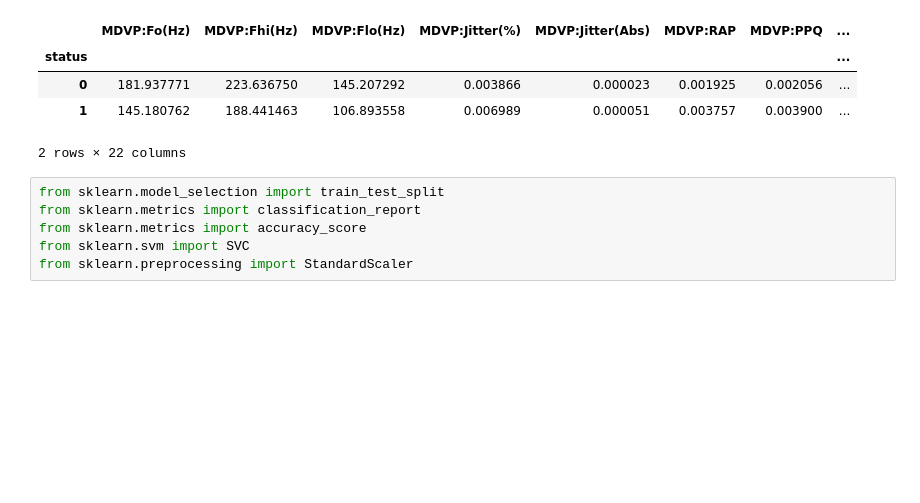
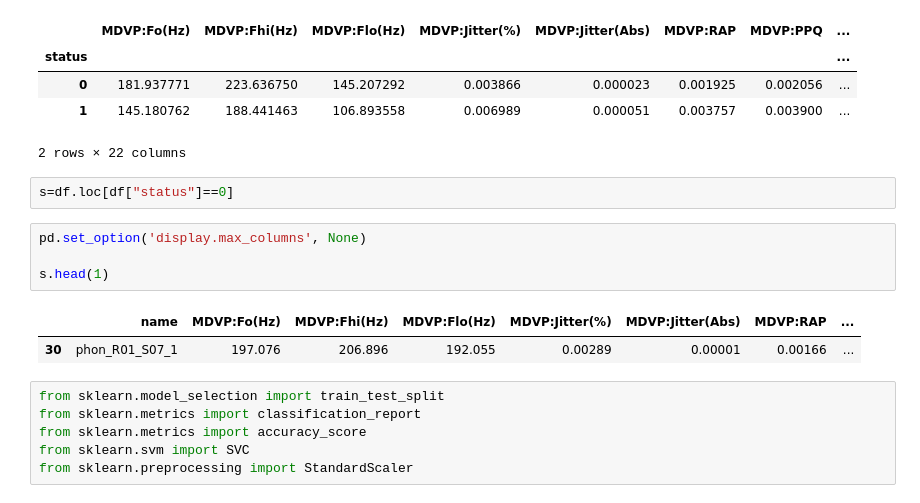
Before and after one commit to Arashomranpour/Parkinson-xgboost, a Jupyter notebook: app.ipynb, the cells around one changed output. Drawn from its saved outputs; the diff is of its cells as text; blank space fills up the shorter version.

```diff
--- a/app.ipynb
+++ b/app.ipynb
@@ -106,6 +115,15 @@ df.groupby("status").mean()
 | 0 | 181.937771 | 223.636750 | 145.207292 | 0.003866 | 0.000023 | 0.001925 | 0.002056 | ... |
 | 1 | 145.180762 | 188.441463 | 106.893558 | 0.006989 | 0.000051 | 0.003757 | 0.003900 | ... |
 2 rows × 22 columns
+# %%
+s=df.loc[df["status"]==0]
+# %%
+pd.set_option('display.max_columns', None)
+
+s.head(1)
+# %% [output]
+|  | name | MDVP:Fo(Hz) | MDVP:Fhi(Hz) | MDVP:Flo(Hz) | MDVP:Jitter(%) | MDVP:Jitter(Abs) | MDVP:RAP | ... |
+| 30 | phon_R01_S07_1 | 197.076 | 206.896 | 192.055 | 0.00289 | 0.00001 | 0.00166 | ... |
 # %%
 from sklearn.model_selection import train_test_split
 from sklearn.metrics import classification_report
```
Also changed, not shown: parts of 3 cells of this notebook, 2 other files.
